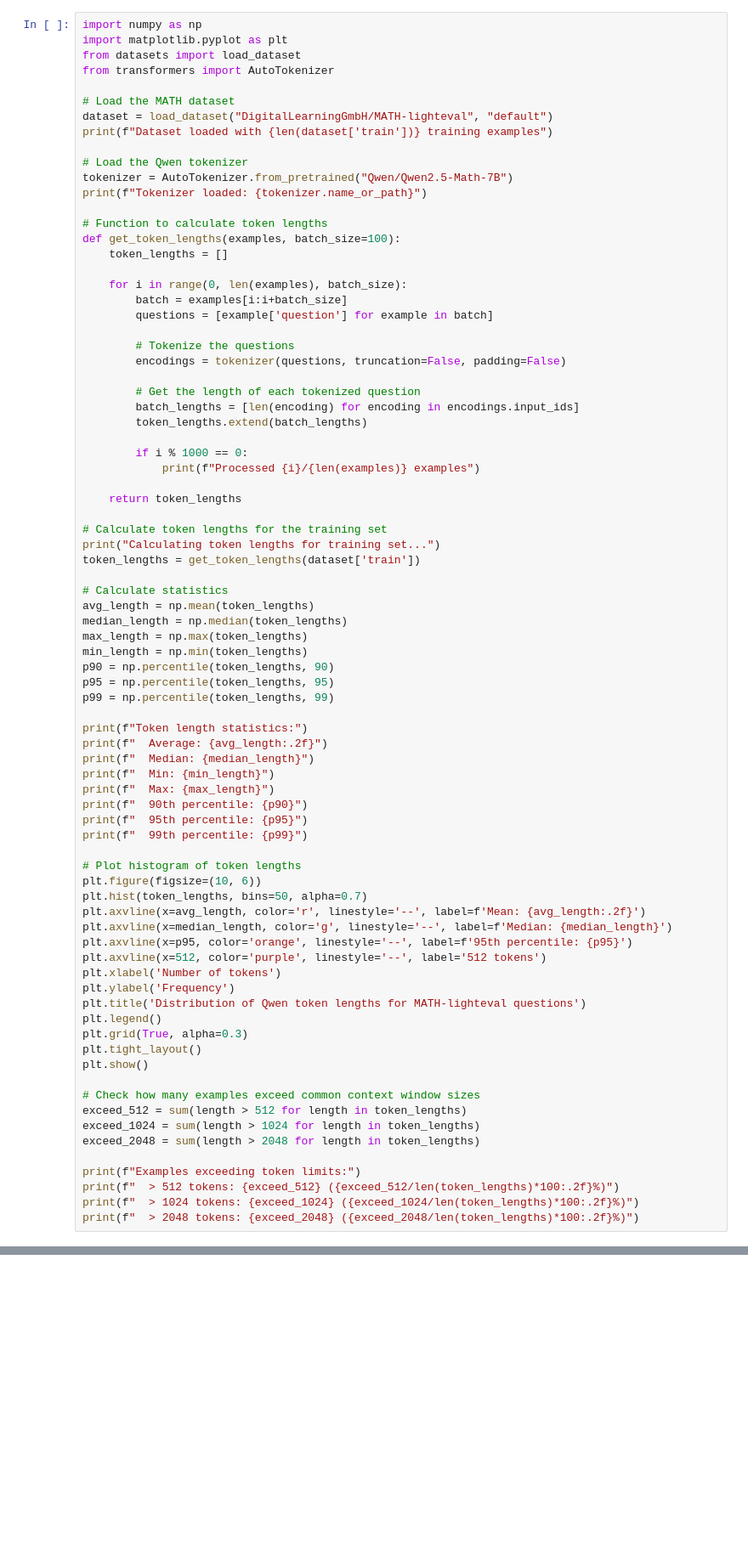
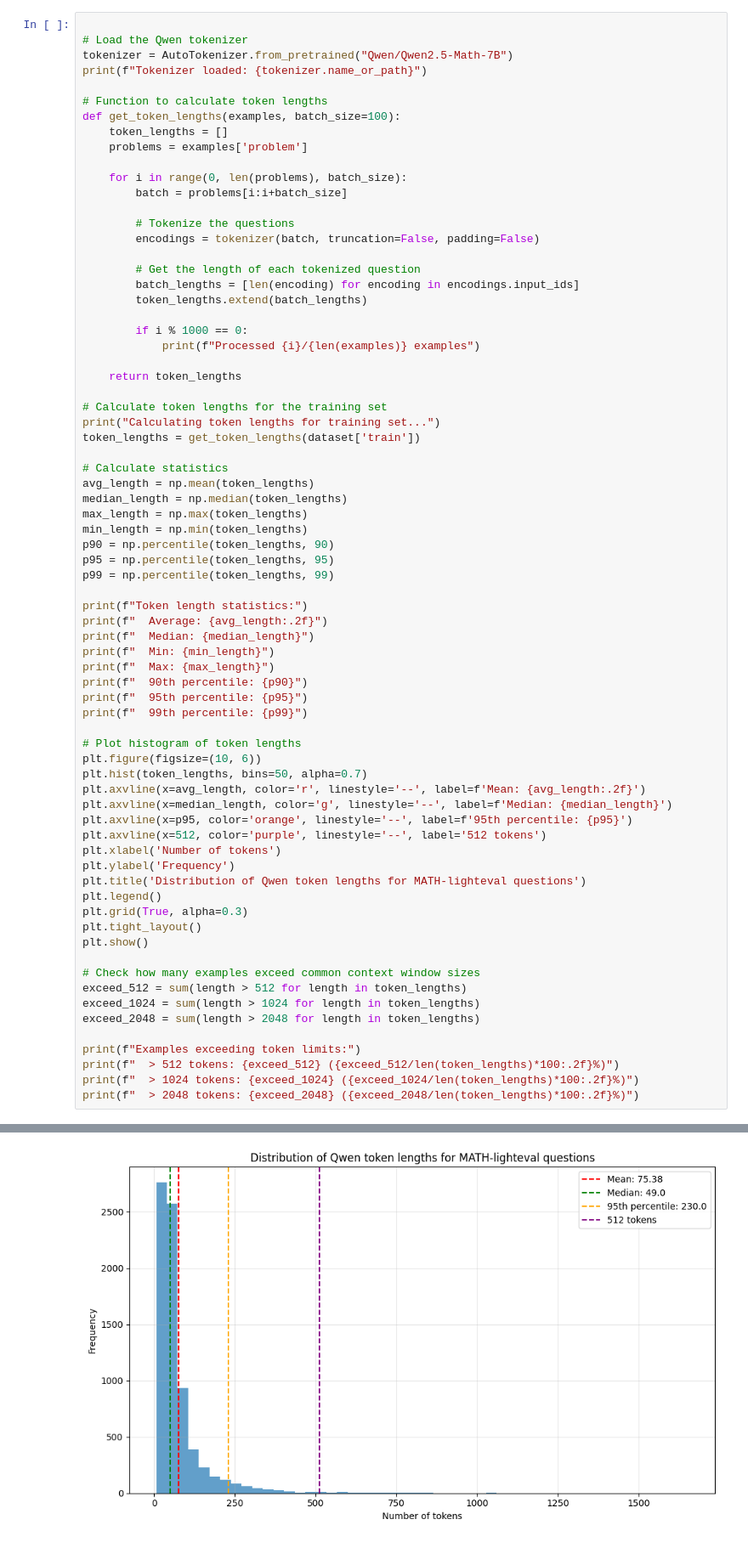
Before and after one commit to huggingface/open-r1, a Jupyter notebook: scratch.ipynb, the cells around one changed output, grey strips where cells are left out. Shown at 85% size. Drawn from its saved outputs; the diff is of its cells as text; blank space fills up the shorter version.

```diff
--- a/scratch.ipynb
+++ b/scratch.ipynb
@@ -3,12 +36,4 @@
 # %%
-import numpy as np
-import matplotlib.pyplot as plt
-from datasets import load_dataset
-from transformers import AutoTokenizer
-
-# Load the MATH dataset
-dataset = load_dataset("DigitalLearningGmbH/MATH-lighteval", "default")
-print(f"Dataset loaded with {len(dataset['train'])} training examples")
 
 # Load the Qwen tokenizer
 tokenizer = AutoTokenizer.from_pretrained("Qwen/Qwen2.5-Math-7B")
@@ -17,13 +42,13 @@ print(f"Tokenizer loaded: {tokenizer.name_or_path}")
 # Function to calculate token lengths
 def get_token_lengths(examples, batch_size=100):
     token_lengths = []
+    problems = examples['problem']
 
-    for i in range(0, len(examples), batch_size):
-        batch = examples[i:i+batch_size]
-        questions = [example['question'] for example in batch]
+    for i in range(0, len(problems), batch_size):
+        batch = problems[i:i+batch_size]
 
         # Tokenize the questions
-        encodings = tokenizer(questions, truncation=False, padding=False)
+        encodings = tokenizer(batch, truncation=False, padding=False)
 
         # Get the length of each tokenized question
         batch_lengths = [len(encoding) for encoding in encodings.input_ids]
@@ -80,3 +105,4 @@ print(f"Examples exceeding token limits:")
 print(f"  > 512 tokens: {exceed_512} ({exceed_512/len(token_lengths)*100:.2f}%)")
 print(f"  > 1024 tokens: {exceed_1024} ({exceed_1024/len(token_lengths)*100:.2f}%)")
 print(f"  > 2048 tokens: {exceed_2048} ({exceed_2048/len(token_lengths)*100:.2f}%)")
+# %% [output]
@@ -82,0 +127 @@ print(f"  > 2048 tokens: {exceed_2048} ({exceed_2048/len(token_lengths)*100:.2f}
+[figure, added]
```
Also changed, not shown: parts of 3 cells of this notebook, 1 other file.
